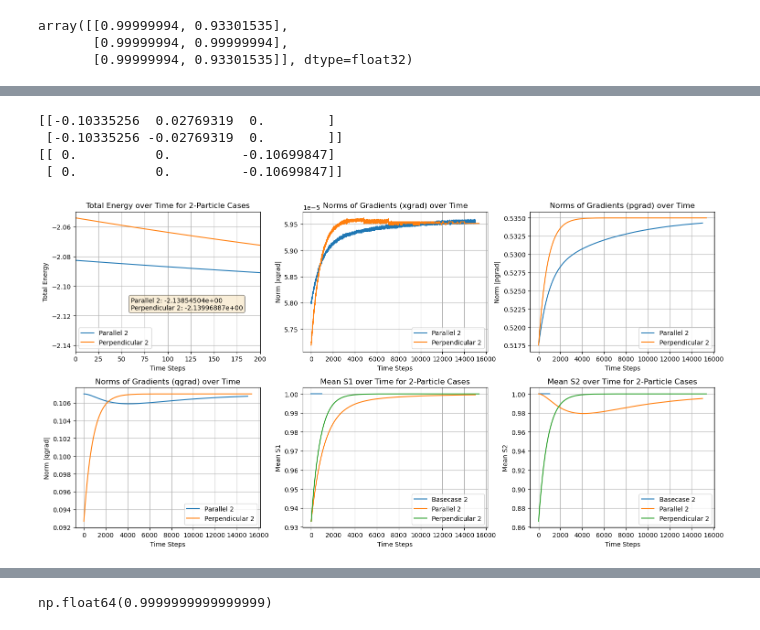
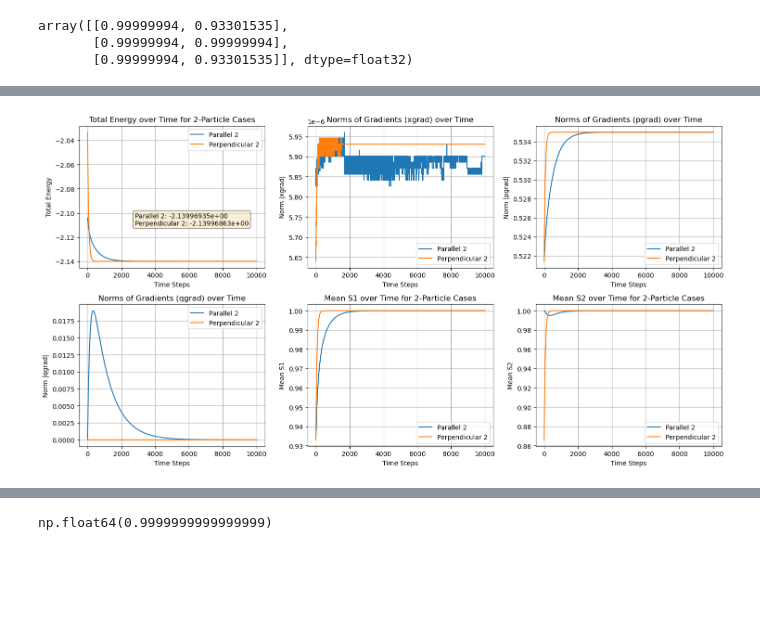
Before and after one commit to SebastianUtecht/dynamicCellModel, a Jupyter notebook: code/scratch.ipynb, the cells around one changed output, grey strips where cells are left out. Cells and saved outputs as stored; diff of their text form; code cells hidden in the pictures; blank space fills up the shorter version.

```diff
--- a/code/scratch.ipynb
+++ b/code/scratch.ipynb
@@ -5,13 +5,13 @@ import matplotlib.pyplot as plt
 import pickle
 import os
 # %%
-folder = "15_06_EXPORT_smoldt"
+folder = "15_06_EXPORT_final"
 
-b2_par      = np.load(folder + "/basecase_2_par/data.pkl", allow_pickle=True)
-b2_perp     = np.load(folder + "/basecase_2_perp/data.pkl", allow_pickle=True)
-b3_par      = np.load(folder + "/basecase_3_par/data.pkl", allow_pickle=True)
-b3_perp     = np.load(folder + "/basecase_3_perp/data.pkl", allow_pickle=True)
+# b2_par      = np.load(folder + "/basecase_2_par/data.pkl", allow_pickle=True)
+# b2_perp     = np.load(folder + "/basecase_2_perp/data.pkl", allow_pickle=True)
+# b3_par      = np.load(folder + "/basecase_3_par/data.pkl", allow_pickle=True)
+# b3_perp     = np.load(folder + "/basecase_3_perp/data.pkl", allow_pickle=True)
 par2         = np.load(folder + "/par2/data.pkl", allow_pickle=True)
-par3        = np.load(folder + "/par3/data.pkl", allow_pickle=True)
 perp2        = np.load(folder + "/perp2/data.pkl", allow_pickle=True)
-perp3       = np.load(folder + "/perp3/data.pkl", allow_pickle=True)
+# par3        = np.load(folder + "/par3/data.pkl", allow_pickle=True)
+# perp3       = np.load(folder + "/perp3/data.pkl", allow_pickle=True)
@@ -68,11 +27,3 @@ array([[2.4322420e-03, 0.0000000e+00, 0.0000000e+00],
-# %%
-print(par['qgrad'][-50])
-print(perp['qgrad'][-50])
-# %% [output]
-[[-0.10335256  0.02769319  0.        ]
- [-0.10335256 -0.02769319  0.        ]]
-[[ 0.          0.         -0.10699847]
- [ 0.          0.         -0.10699847]]
 # %%
 #Plotting the total energies, mean value of absolute gradients and mean value of S for all the 2-cases
 #All in all 6 plots, 1 for energy, 3 for all the grad types and 2 for the S values
@@ -124,34 +75,34 @@ for grad_type, (row, col) in zip(grad_types, positions):
         ax.plot(perp_norms, label='Perpendicular 2')
         ax.set_xlabel('Time Steps')
         ax.set_ylabel(f'Norm |{grad_type}|')
         ax.set_title(f'Norms of Gradients ({grad_type}) over Time')
         # ax.set_xlim(0,200)
         ax.legend()
         ax.grid()
 
 # S-values plots
 s_types = ['S1', 'S2']
 s_positions = [(1, 1), (1, 2)]
 
 for s_type, (row, col) in zip(s_types, s_positions):
     ax = axes[row, col]
 
-    if s_type in b2 and s_type in par2 and s_type in perp2:
+    if s_type and s_type in par2 and s_type in perp2:
         # Compute mean per timestep
-        b2_s_mean = np.array([x.mean() for x in b2[s_type]])
+        # b2_s_mean = np.array([x.mean() for x in b2[s_type]])
         par_s_mean = np.array([x.mean() for x in par2[s_type]])
         perp_s_mean = np.array([x.mean() for x in perp2[s_type]])
 
-        ax.plot(b2_s_mean, label='Basecase 2')
+        # ax.plot(b2_s_mean, label='Basecase 2')
         ax.plot(par_s_mean, label='Parallel 2')
         ax.plot(perp_s_mean, label='Perpendicular 2')
         ax.set_xlabel('Time Steps')
         ax.set_ylabel(f'Mean {s_type}')
         ax.set_title(f'Mean {s_type} over Time for 2-Particle Cases')
         ax.legend()
         ax.grid()
 
 plt.tight_layout()
 plt.show()
 # %% [output]
-[figure, old version]
+[figure, new version]
```
Also changed, not shown: parts of 10 cells of this notebook, 7 other files.
